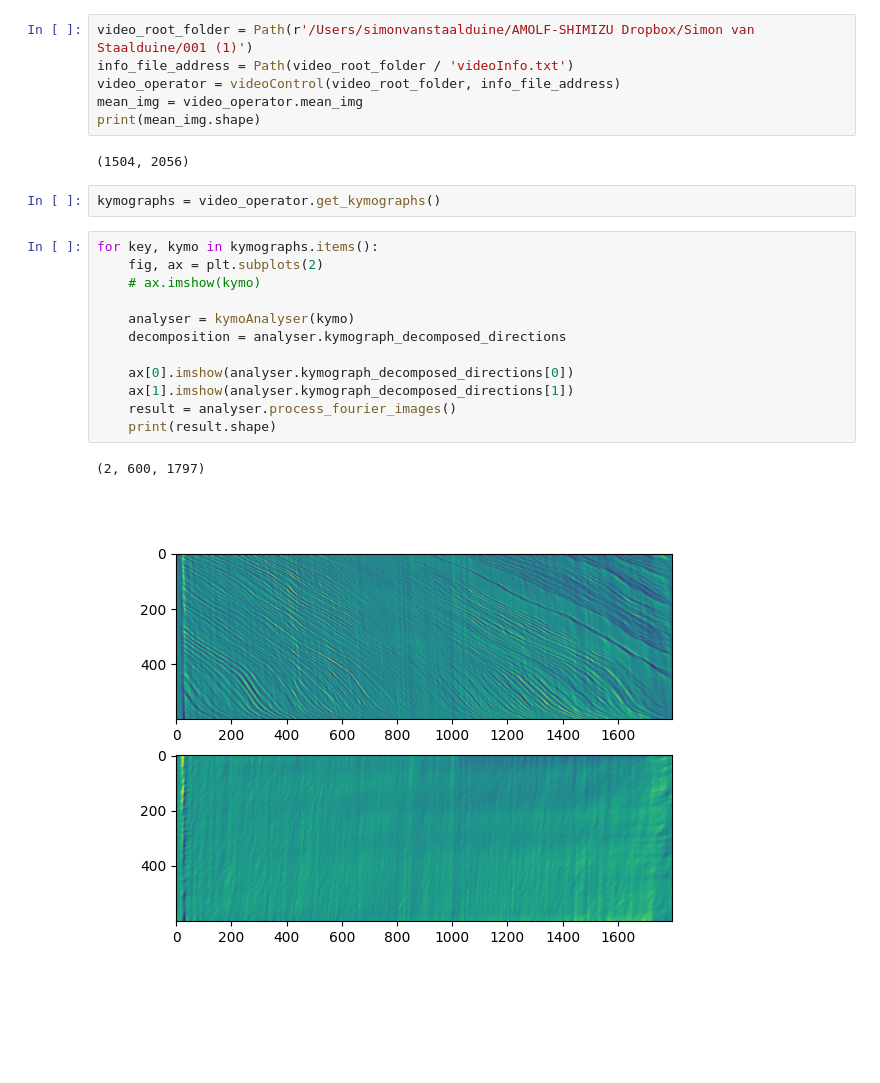
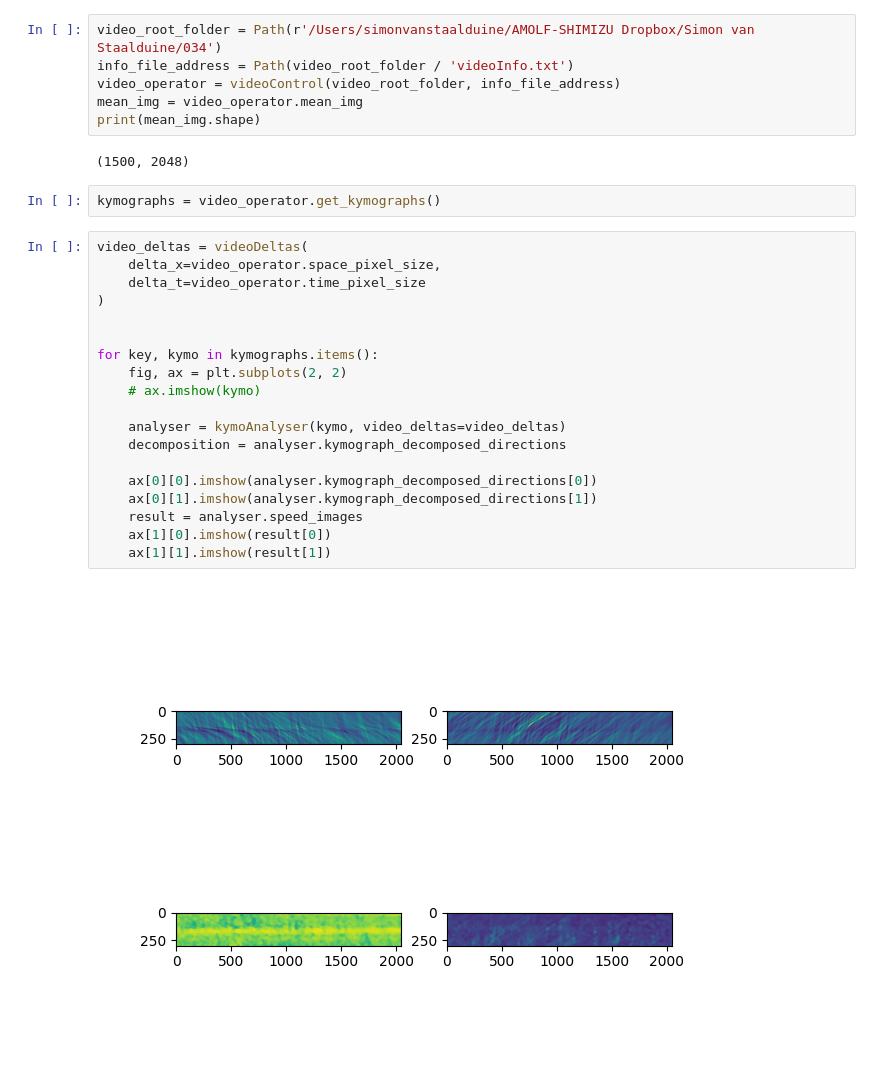
Before and after one commit to Staalduine/flow_analysis_comps, a Jupyter notebook: run_Classic.ipynb, the cells around one changed output. Drawn from its saved outputs; the diff is of its cells as text; blank space fills up the shorter version.

Commit message:
finished speed extractions

```diff
--- a/run_Classic.ipynb
+++ b/run_Classic.ipynb
@@ -17,27 +17,33 @@ plt.close("all")
 The autoreload extension is already loaded. To reload it, use:
   %reload_ext autoreload
 # %%
-video_root_folder = Path(r'/Users/simonvanstaalduine/AMOLF-SHIMIZU Dropbox/Simon van Staalduine/001 (1)')
+video_root_folder = Path(r'/Users/simonvanstaalduine/AMOLF-SHIMIZU Dropbox/Simon van Staalduine/034')
 info_file_address = Path(video_root_folder / 'videoInfo.txt')
 video_operator = videoControl(video_root_folder, info_file_address)
 mean_img = video_operator.mean_img
 print(mean_img.shape)
 # %% [output]
-(1504, 2056)
+(1500, 2048)
 # %%
 kymographs = video_operator.get_kymographs()
 # %%
+video_deltas = videoDeltas(
+    delta_x=video_operator.space_pixel_size,
+    delta_t=video_operator.time_pixel_size
+)
+
+
 for key, kymo in kymographs.items():
-    fig, ax = plt.subplots(2)
+    fig, ax = plt.subplots(2, 2)
     # ax.imshow(kymo)
 
-    analyser = kymoAnalyser(kymo)
+    analyser = kymoAnalyser(kymo, video_deltas=video_deltas)
     decomposition = analyser.kymograph_decomposed_directions
 
-    ax[0].imshow(analyser.kymograph_decomposed_directions[0])
-    ax[1].imshow(analyser.kymograph_decomposed_directions[1])
-    result = analyser.process_fourier_images()
-    print(result.shape)
+    ax[0][0].imshow(analyser.kymograph_decomposed_directions[0])
+    ax[0][1].imshow(analyser.kymograph_decomposed_directions[1])
+    result = analyser.speed_images
+    ax[1][0].imshow(result[0])
+    ax[1][1].imshow(result[1])
 # %% [output]
-(2, 600, 1797)
-[figure, old version]
+[figure, new version]
```
Also changed, not shown: parts of 1 cell of this notebook, 6 other files.
